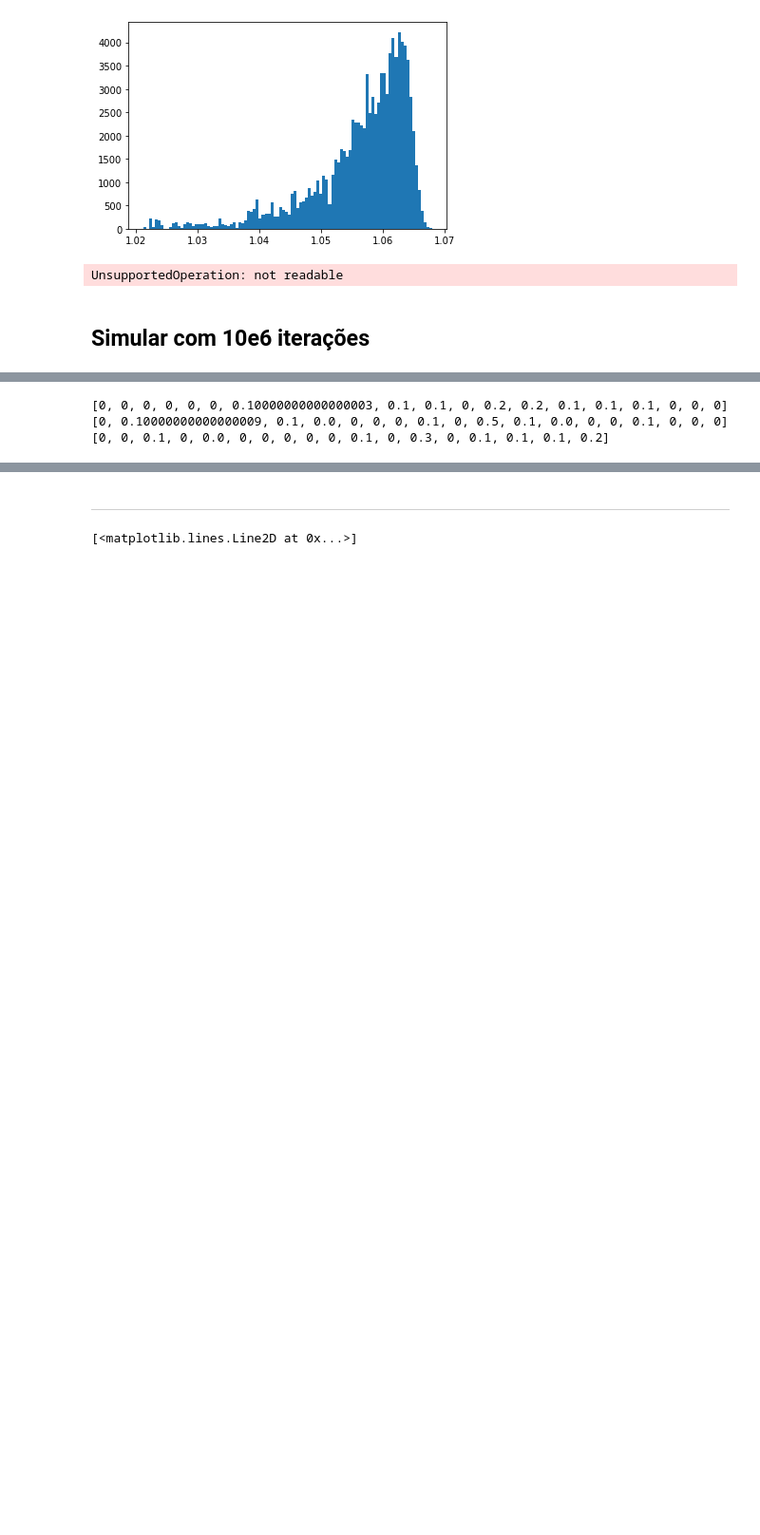
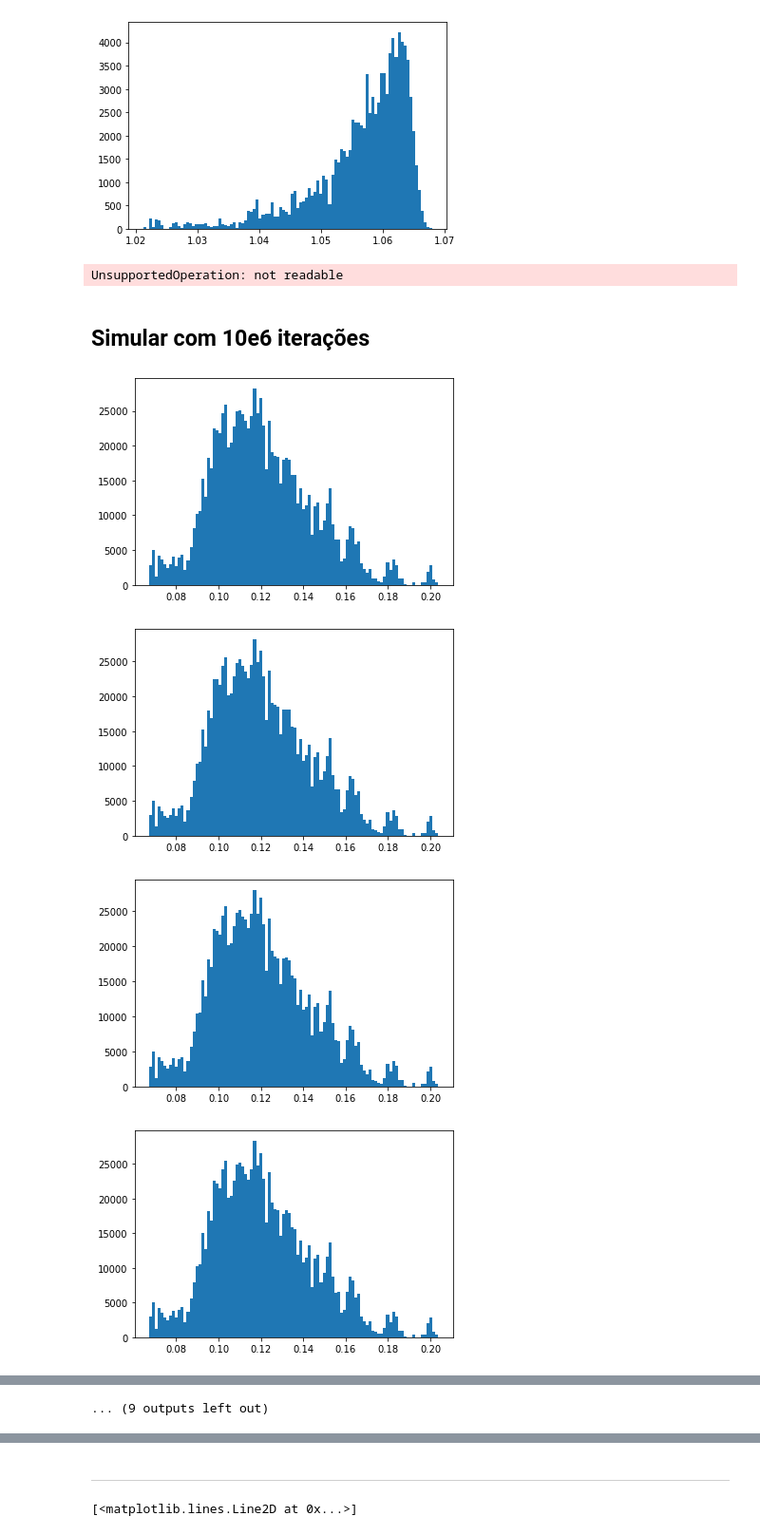
Before and after one commit to AcacioTelechi/portfolio-cripto, a Jupyter notebook: analise_dados.ipynb, the cells around one changed output, grey strips where cells are left out. Shown at 95% size. Cells and saved outputs as stored; diff of their text form; code cells hidden in the pictures; blank space fills up the shorter version.

```diff
--- a/analise_dados.ipynb
+++ b/analise_dados.ipynb
@@ -235,19 +235,22 @@ from tqdm import tqdm
 # %%
 n = 20
 pbar = tqdm(total=n)
 for i in range(n):
     sim = port.simular_porfolios(iteracoes=1000000, desconto = 1, exibir=False)
-    plt.hist(sim['simulacoes_re'], bins=100)
-    plt.show()
     # salvar simulação
     with open(r'./simulacoes_10e6.json', 'r') as f:
         arqv = json.load(f)
     arqv.append(sim)
     with open(r'./simulacoes_10e6.json', 'w') as f:
         json.dump(arqv, f)
     pbar.update(1)
 with open('simulacoes_10e6.json', 'r') as f:
     arqv = json.load(f)
 rrrs = [s['melhor_rrr'] for s in arqv]
 plt.plot(rrrs)
 plt.show()
+# %% [output]
+[figure, added]
+[figure, added]
+[figure, added]
+[figure, added]
@@ -254,7 +265 @@ plt.show()
+... (9 outputs left out)
-# %%
-for i in range(len(arqv)):
-    print(arqv[i]['pesos_otimiz_rrr'])
-# %% [output]
-[0, 0, 0, 0, 0, 0, 0.10000000000000003, 0.1, 0.1, 0, 0.2, 0.2, 0.1, 0.1, 0.1, 0, 0, 0]
-[0, 0.10000000000000009, 0.1, 0.0, 0, 0, 0, 0.1, 0, 0.5, 0.1, 0.0, 0, 0, 0.1, 0, 0, 0]
-[0, 0, 0.1, 0, 0.0, 0, 0, 0, 0, 0, 0.1, 0, 0.3, 0, 0.1, 0.1, 0.1, 0.2]
```
Also changed, not shown: parts of 3 cells of this notebook.
